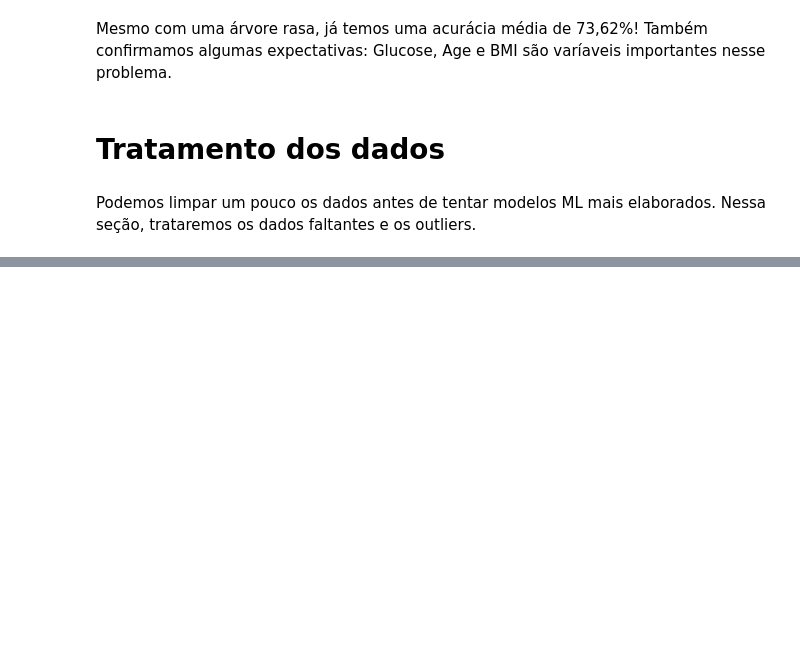
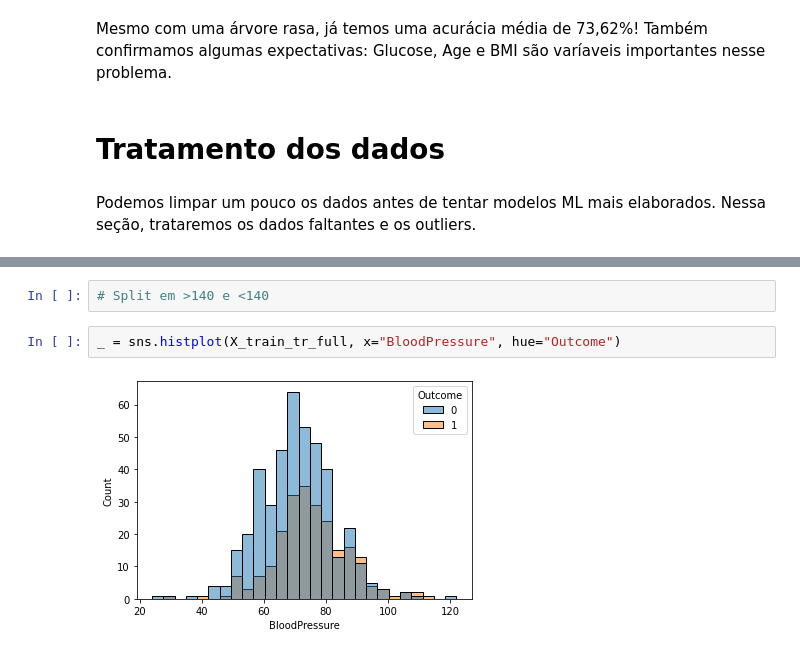
Before and after one commit to franklinzppa/diabetes-classification, a Jupyter notebook: diabetes-clf.ipynb, the cells around one changed output, grey strips where cells are left out. Cells and saved outputs as stored; diff of their text form; blank space fills up the shorter version.

```diff
--- a/diabetes-clf.ipynb
+++ b/diabetes-clf.ipynb
@@ -289,0 +320,6 @@ Podemos limpar um pouco os dados antes de tentar modelos ML mais elaborados. Nes
+# %%
+# Split em >140 e <140
+# %%
+_ = sns.histplot(X_train_tr_full, x="BloodPressure", hue="Outcome")
+# %% [output]
+[figure, added]
```
Also changed, not shown: parts of 25 cells of this notebook.
